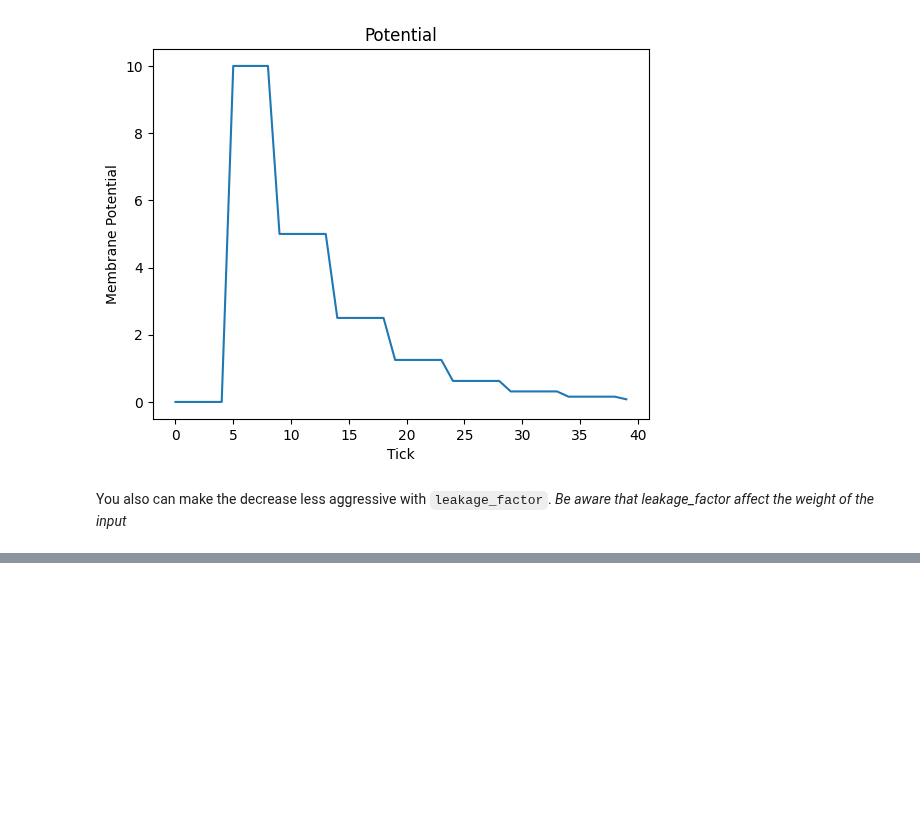
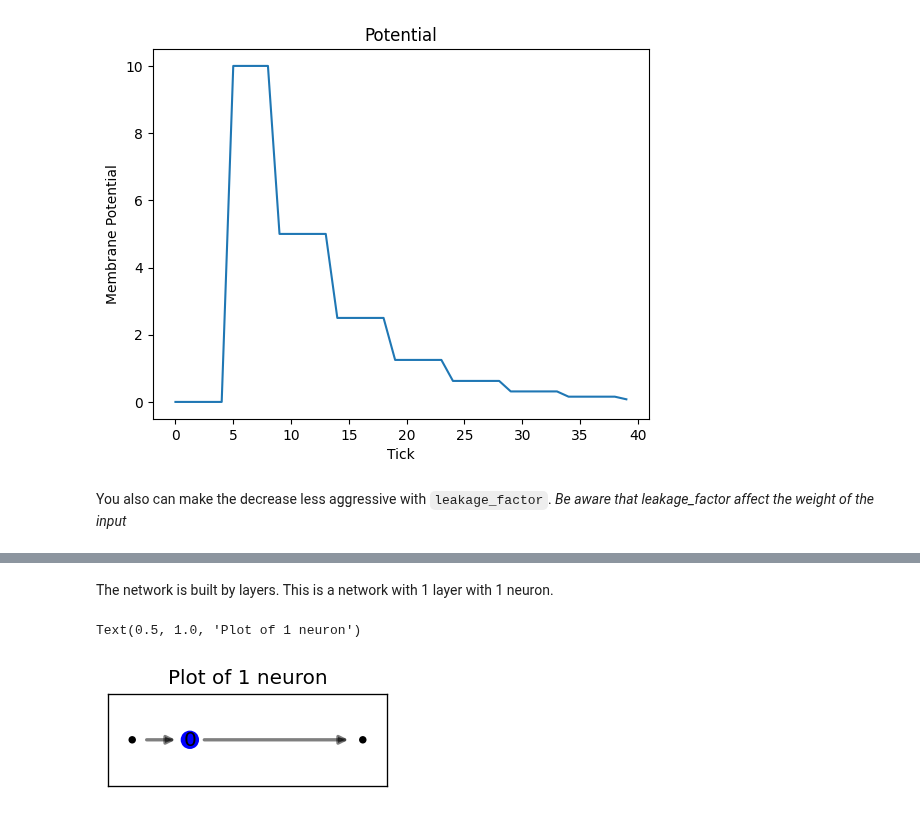
Before and after one commit to yakir4123/SNN-SCTN, a Jupyter notebook: notebooks/getting_started.ipynb, the cells around one changed output, grey strips where cells are left out. Saved outputs shown, nothing was run; the diff lists cells and outputs as text; code cells hidden in the pictures; blank space fills up the shorter version.

```diff
--- a/notebooks/getting_started.ipynb
+++ b/notebooks/getting_started.ipynb
@@ -84,0 +130,14 @@ simulate()
+# %% [markdown]
+The network is built by layers.
+This is a network with 1 layer with 1 neuron.
+# %%
+from snn.graphs import plot_network
+from snn.layers import SCTNLayer
+
+network.add_layer(SCTNLayer([create_SCTN()]))
+
+plot_network(network)
+plt.title('Plot of 1 neuron')
+# %% [output]
+Text(0.5, 1.0, 'Plot of 1 neuron')
+[figure, added]
```
Also changed, not shown: parts of 32 cells of this notebook, 2 other files.
